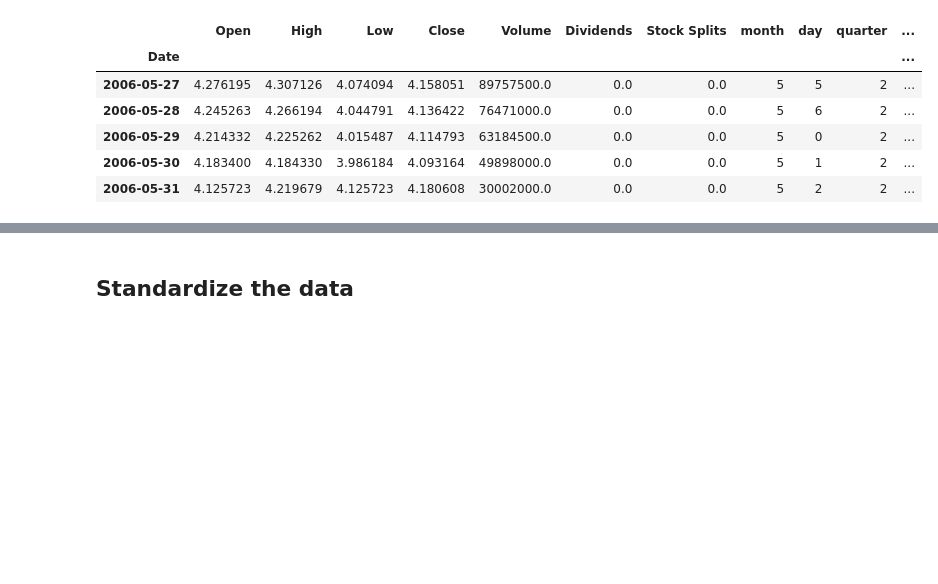
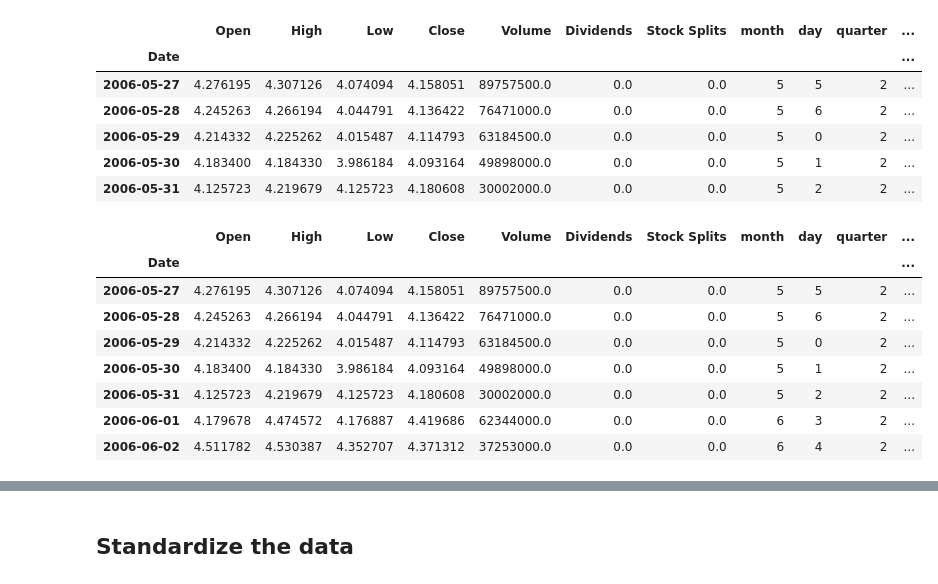
Before and after one commit to yjiahao/time-series-stocks, a Jupyter notebook: XGBoost.ipynb, the cells around one changed output, grey strips where cells are left out. Cells and saved outputs as stored; diff of their text form; code cells hidden in the pictures; blank space fills up the shorter version.

```diff
--- a/XGBoost.ipynb
+++ b/XGBoost.ipynb
@@ -113,6 +111,36 @@ df.head()
 | 2006-05-29 | 4.214332 | 4.225262 | 4.015487 | 4.114793 | 63184500.0 | 0.0 | 0.0 | 5 | 0 | 2 | ... |
 | 2006-05-30 | 4.183400 | 4.184330 | 3.986184 | 4.093164 | 49898000.0 | 0.0 | 0.0 | 5 | 1 | 2 | ... |
 | 2006-05-31 | 4.125723 | 4.219679 | 4.125723 | 4.180608 | 30002000.0 | 0.0 | 0.0 | 5 | 2 | 2 | ... |
+# %%
+# add RSI
+df['avg_gain'] = df['gain'].rolling(window = 30, min_periods = 1).mean()
+df['avg_loss'] = df['loss'].rolling(window = 30, min_periods = 1).mean()
+
+df['RSI'] = 100 - (100 / (1 + (df["avg_gain"] / df["avg_loss"])))
+# add ARBR with n = 30
+sum_high_open_diff = (df["High"] - df["Open"]).rolling(window=6, min_periods=1).sum()
+sum_open_low_diff = (df["Open"] - df["Low"]).rolling(window=6, min_periods=1).sum()
+df['AR'] = 100 * (sum_high_open_diff / sum_open_low_diff)
+
+shifted_close_1 = df["Close"].shift(1)
+max_high_close_diff = (df['High'] - shifted_close_1).apply(lambda v: max(0, v))
+max_close_low_diff = (shifted_close_1 - df['Low']).apply(lambda v: max(0, v))
+df['BR'] = 100 * (max_high_close_diff.rolling(window=6, min_periods=1).sum()
+                  / max_close_low_diff.rolling(window=6, min_periods=1).sum())
+# robust scaling on these features: rmse = 7.92
+
+
+df[:7]
+# %% [output]
+|  | Open | High | Low | Close | Volume | Dividends | Stock Splits | month | day | quarter | ... |
+| Date |  |  |  |  |  |  |  |  |  |  | ... |
+| 2006-05-27 | 4.276195 | 4.307126 | 4.074094 | 4.158051 | 89757500.0 | 0.0 | 0.0 | 5 | 5 | 2 | ... |
+| 2006-05-28 | 4.245263 | 4.266194 | 4.044791 | 4.136422 | 76471000.0 | 0.0 | 0.0 | 5 | 6 | 2 | ... |
+| 2006-05-29 | 4.214332 | 4.225262 | 4.015487 | 4.114793 | 63184500.0 | 0.0 | 0.0 | 5 | 0 | 2 | ... |
+| 2006-05-30 | 4.183400 | 4.184330 | 3.986184 | 4.093164 | 49898000.0 | 0.0 | 0.0 | 5 | 1 | 2 | ... |
+| 2006-05-31 | 4.125723 | 4.219679 | 4.125723 | 4.180608 | 30002000.0 | 0.0 | 0.0 | 5 | 2 | 2 | ... |
+| 2006-06-01 | 4.179678 | 4.474572 | 4.176887 | 4.419686 | 62344000.0 | 0.0 | 0.0 | 6 | 3 | 2 | ... |
+| 2006-06-02 | 4.511782 | 4.530387 | 4.352707 | 4.371312 | 37253000.0 | 0.0 | 0.0 | 6 | 4 | 2 | ... |
 # %%
 # create lag-1 30 day rolling mean and standard deviations
 df['MA'] = df["lag_1"].rolling(30).mean()
```
Also changed, not shown: parts of 8 cells of this notebook.
